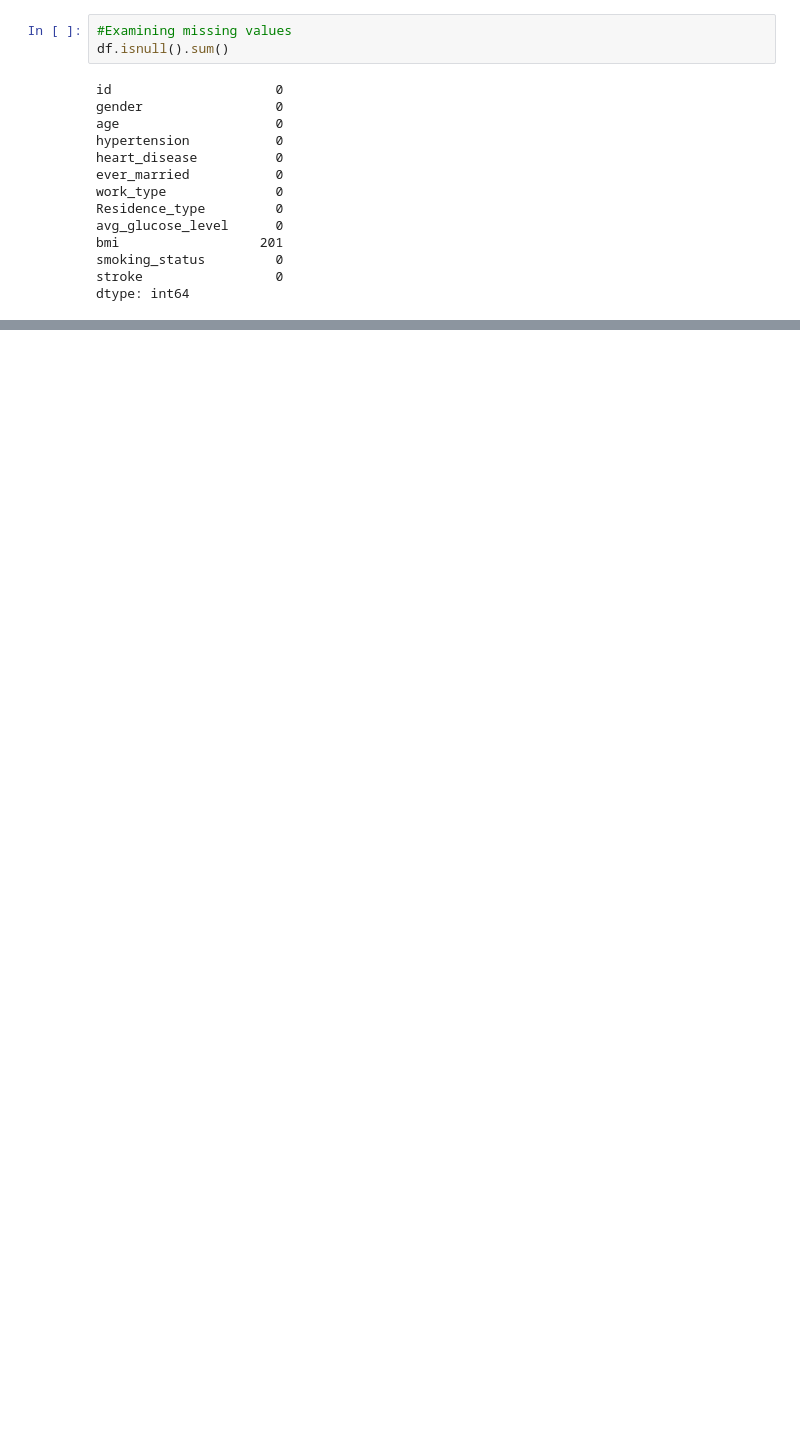
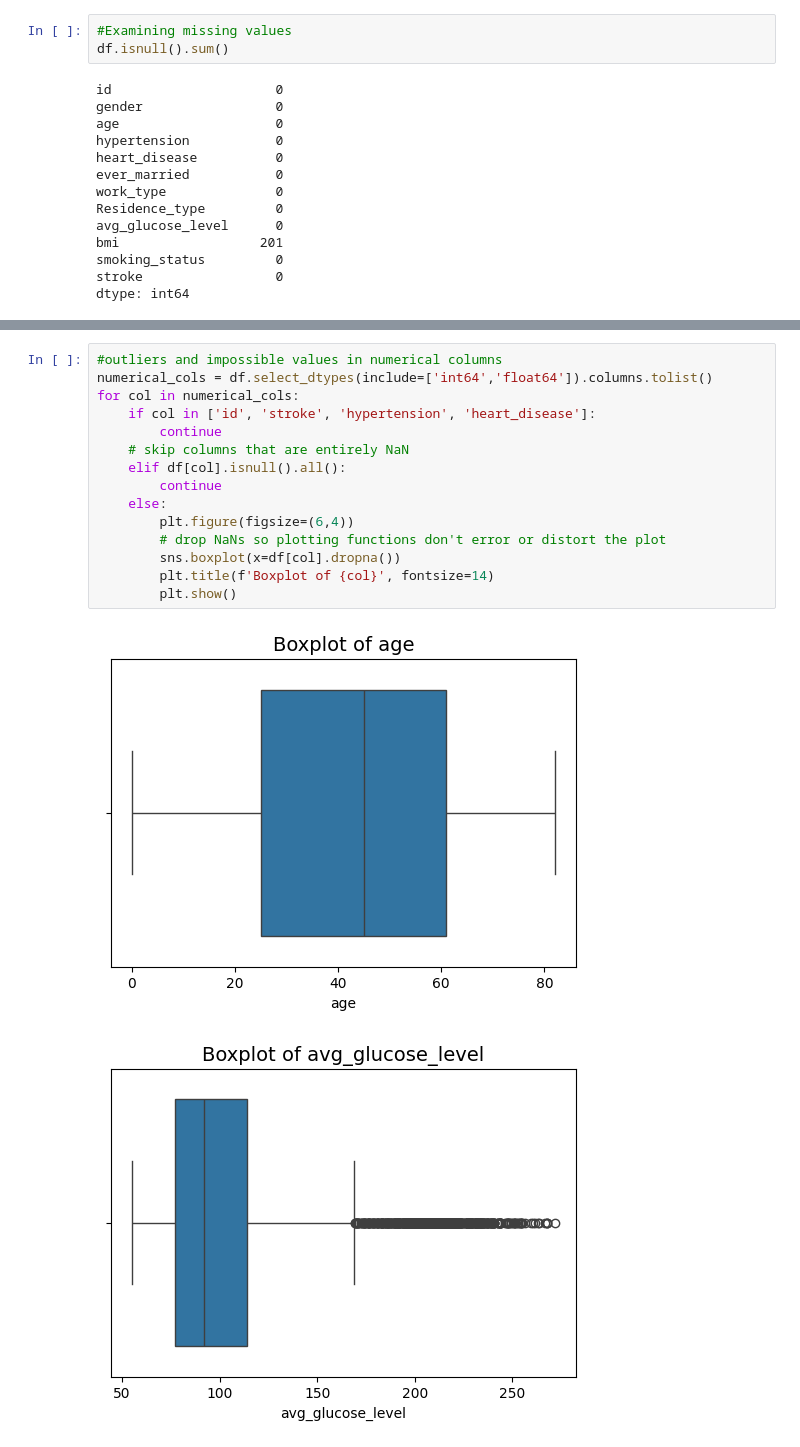
Before and after one commit to ali-khurshid/stroke-risk-predictive-analysis, a Jupyter notebook: jupyter_notebooks/01 - EDA-stroke-risk-dataset.ipynb, the cells around one changed output, grey strips where cells are left out. Saved outputs shown, nothing was run; the diff lists cells and outputs as text; blank space fills up the shorter version.

```diff
--- a/jupyter_notebooks/01 - EDA-stroke-risk-dataset.ipynb
+++ b/jupyter_notebooks/01 - EDA-stroke-risk-dataset.ipynb
@@ -85,0 +139,18 @@ Text(0.5, 1.0, 'BMI distribution')
+# %%
+#outliers and impossible values in numerical columns
+numerical_cols = df.select_dtypes(include=['int64','float64']).columns.tolist()
+for col in numerical_cols:
+    if col in ['id', 'stroke', 'hypertension', 'heart_disease']:
+        continue
+    # skip columns that are entirely NaN
+    elif df[col].isnull().all():
+        continue
+    else:
+        plt.figure(figsize=(6,4))
+        # drop NaNs so plotting functions don't error or distort the plot
+        sns.boxplot(x=df[col].dropna())
+        plt.title(f'Boxplot of {col}', fontsize=14)
+        plt.show()
+# %% [output]
+[figure, added]
+[figure, added]
```
Also changed, not shown: parts of 11 cells of this notebook.
